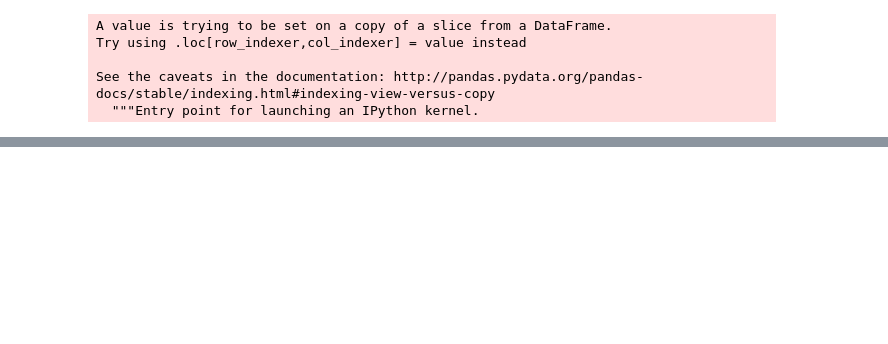
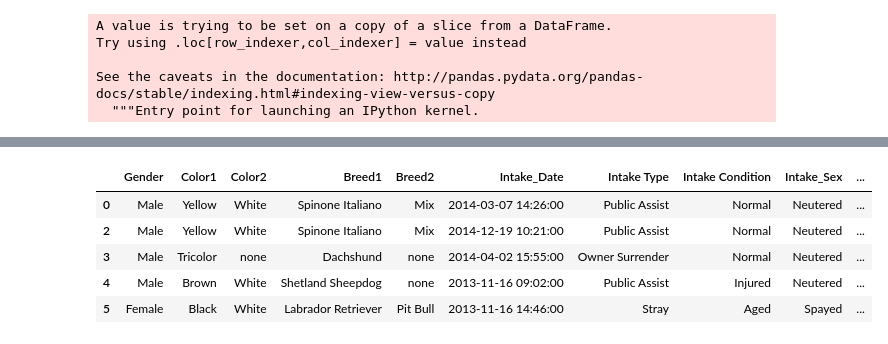
Before and after one commit to DeniseMcK9210/Animal-Adoption, a Jupyter notebook: Preprocessing.ipynb, the cells around one changed output, grey strips where cells are left out. Drawn from its saved outputs; the diff is of its cells as text; code cells hidden in the pictures; blank space fills up the shorter version.

```diff
--- a/Preprocessing.ipynb
+++ b/Preprocessing.ipynb
@@ -86,0 +124,14 @@ dog_df2
+# %%
+dog_df2["TDSeconds"] = pd.to_numeric(dog_df2.TDSeconds)
+
+
+dog_df2["TDDays"] = dog_df2["TDSeconds"]/86400
+
+dog_df2.head()
+# %% [output]
+|  | Gender | Color1 | Color2 | Breed1 | Breed2 | Intake_Date | Intake Type | Intake Condition | Intake_Sex | ... |
+| 0 | Male | Yellow | White | Spinone Italiano | Mix | 2014-03-07 14:26:00 | Public Assist | Normal | Neutered | ... |
+| 2 | Male | Yellow | White | Spinone Italiano | Mix | 2014-12-19 10:21:00 | Public Assist | Normal | Neutered | ... |
+| 3 | Male | Tricolor | none | Dachshund | none | 2014-04-02 15:55:00 | Owner Surrender | Normal | Neutered | ... |
+| 4 | Male | Brown | White | Shetland Sheepdog | none | 2013-11-16 09:02:00 | Public Assist | Injured | Neutered | ... |
+| 5 | Female | Black | White | Labrador Retriever | Pit Bull | 2013-11-16 14:46:00 | Stray | Aged | Spayed | ... |
```
Also changed, not shown: parts of 15 cells of this notebook, 2 other files.
